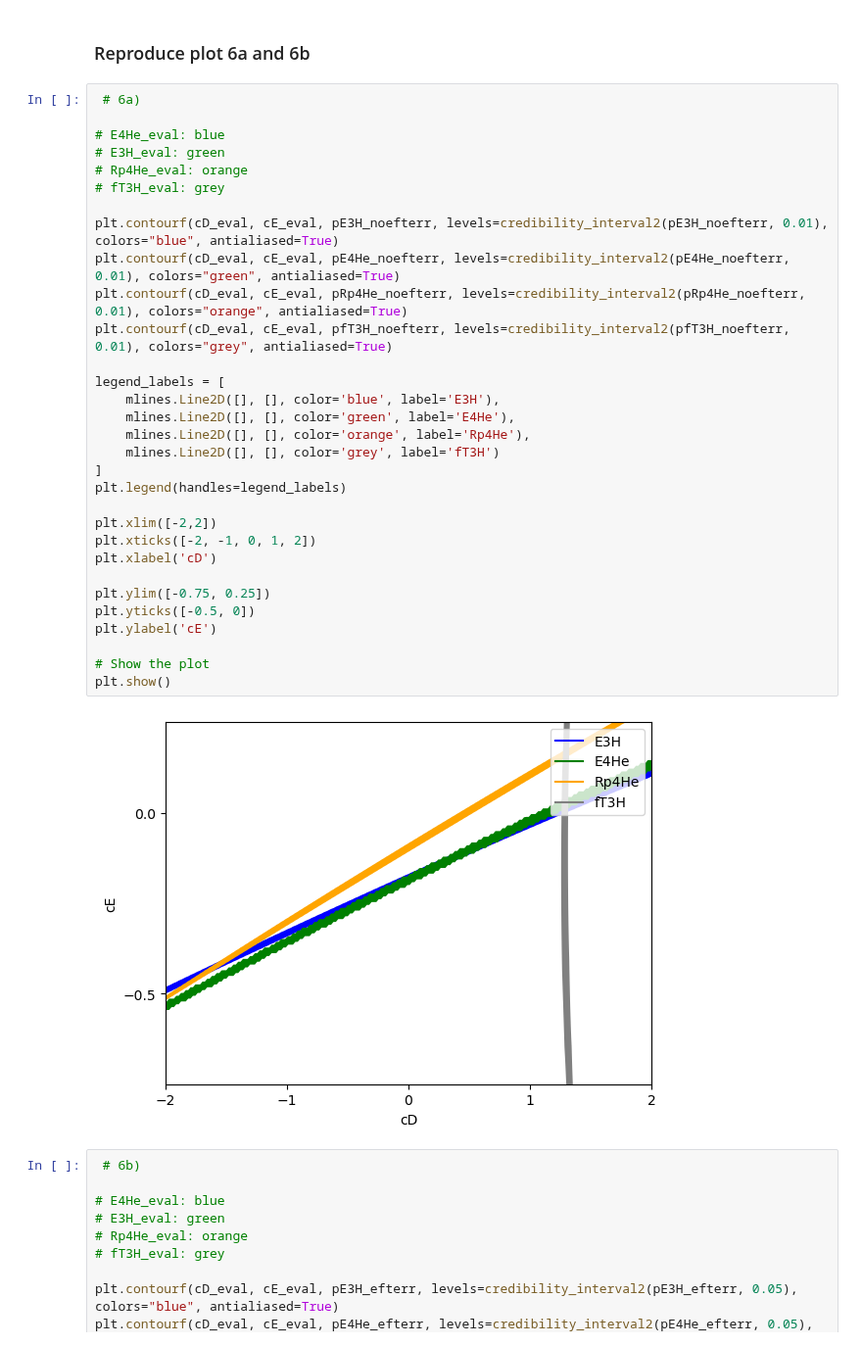
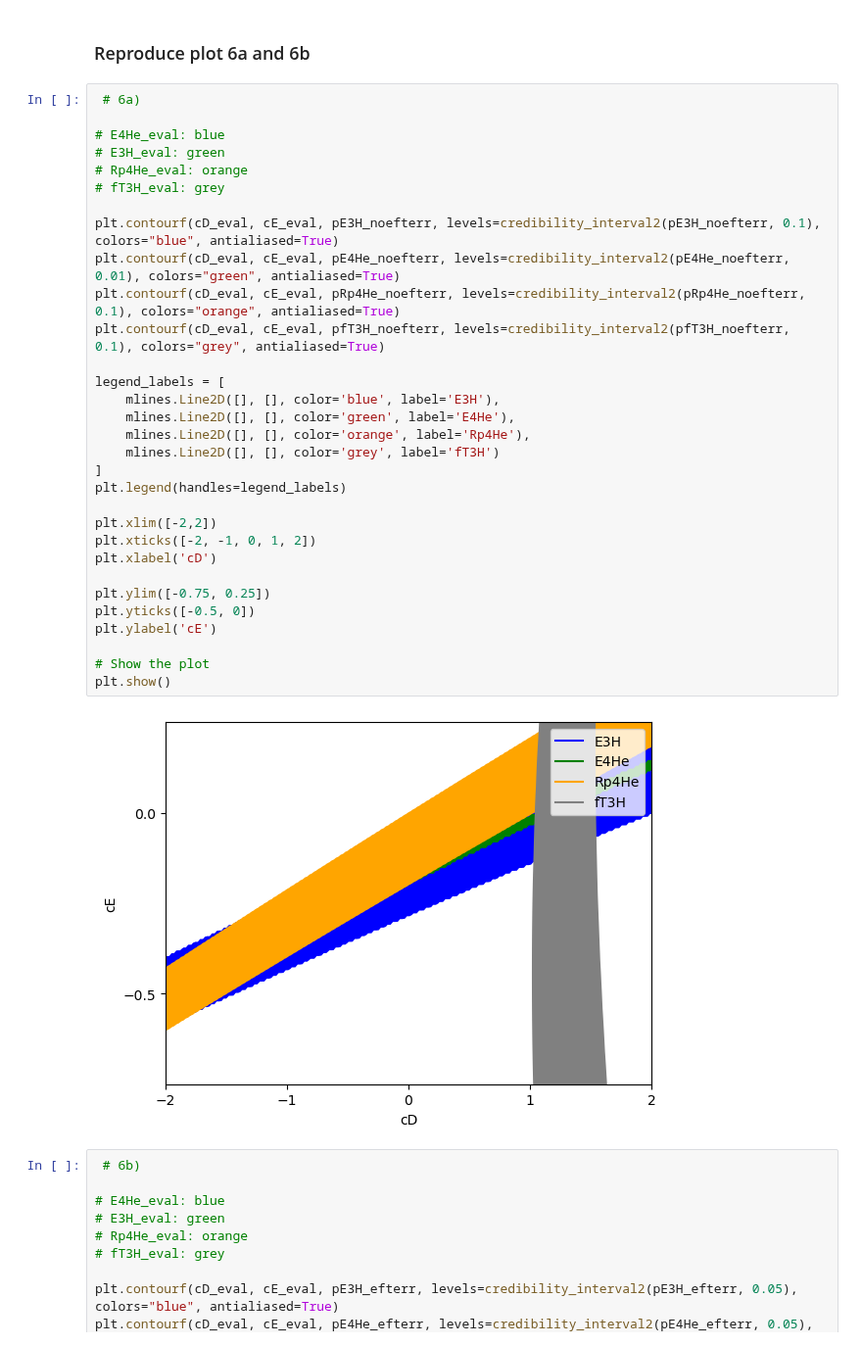
Before and after one commit to stach/lfd-project, a Jupyter notebook: Project1/project1.ipynb, the cells around one changed output. Shown at 98% size. Saved outputs shown, nothing was run; the diff lists cells and outputs as text.

```diff
--- a/Project1/project1.ipynb
+++ b/Project1/project1.ipynb
@@ -118,36 +122,36 @@ def credibility_interval2(data, threshold=0.39):
 # %%
  # 6a)
 
 # E4He_eval: blue
 # E3H_eval: green
 # Rp4He_eval: orange
 # fT3H_eval: grey
 
-plt.contourf(cD_eval, cE_eval, pE3H_noefterr, levels=credibility_interval2(pE3H_noefterr, 0.01), colors="blue", antialiased=True)
+plt.contourf(cD_eval, cE_eval, pE3H_noefterr, levels=credibility_interval2(pE3H_noefterr, 0.1), colors="blue", antialiased=True)
 plt.contourf(cD_eval, cE_eval, pE4He_noefterr, levels=credibility_interval2(pE4He_noefterr, 0.01), colors="green", antialiased=True)
-plt.contourf(cD_eval, cE_eval, pRp4He_noefterr, levels=credibility_interval2(pRp4He_noefterr, 0.01), colors="orange", antialiased=True)
-plt.contourf(cD_eval, cE_eval, pfT3H_noefterr, levels=credibility_interval2(pfT3H_noefterr, 0.01), colors="grey", antialiased=True)
+plt.contourf(cD_eval, cE_eval, pRp4He_noefterr, levels=credibility_interval2(pRp4He_noefterr, 0.1), colors="orange", antialiased=True)
+plt.contourf(cD_eval, cE_eval, pfT3H_noefterr, levels=credibility_interval2(pfT3H_noefterr, 0.1), colors="grey", antialiased=True)
 
 legend_labels = [
     mlines.Line2D([], [], color='blue', label='E3H'),
     mlines.Line2D([], [], color='green', label='E4He'),
     mlines.Line2D([], [], color='orange', label='Rp4He'),
     mlines.Line2D([], [], color='grey', label='fT3H')
 ]
 plt.legend(handles=legend_labels)
 
 plt.xlim([-2,2])
 plt.xticks([-2, -1, 0, 1, 2])
 plt.xlabel('cD')
 
 plt.ylim([-0.75, 0.25])
 plt.yticks([-0.5, 0])
 plt.ylabel('cE')
 
 # Show the plot
 plt.show()
 # %% [output]
-[figure, old version]
+[figure, new version]
 # %%
  # 6b)
 
```
Also changed, not shown: parts of 11 cells of this notebook.
